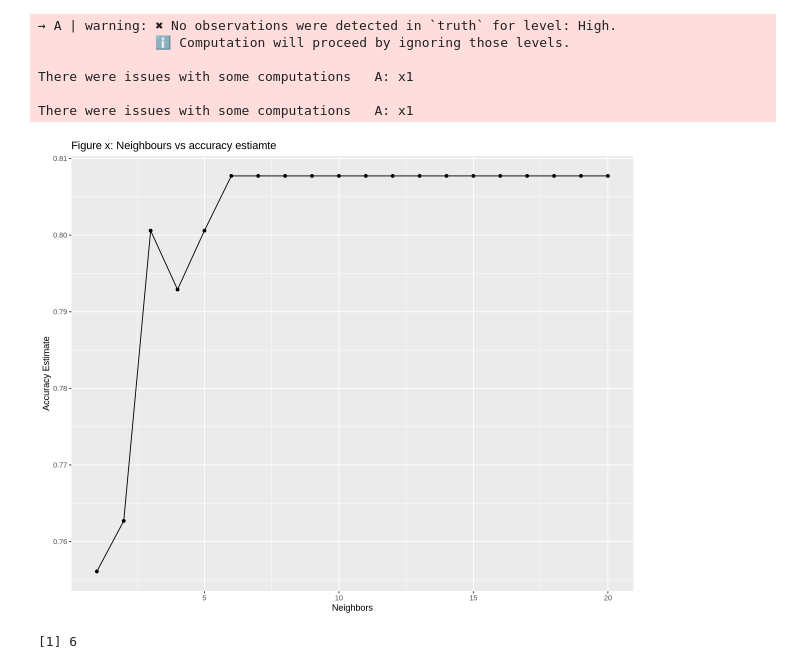
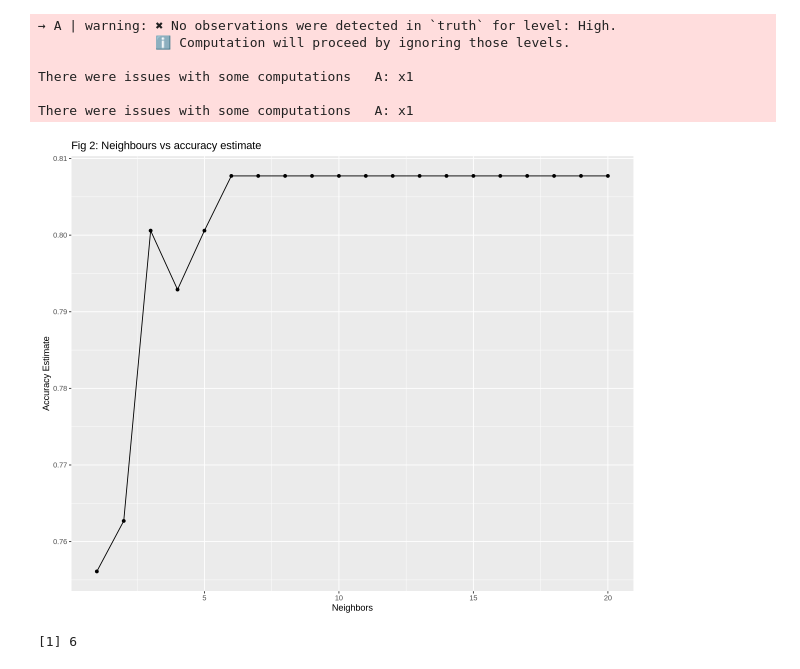
Before and after one commit to emma-chow/DSCI-Final-Project, a Jupyter notebook: Final_Project.ipynb, the cells around one changed output. Saved outputs shown, nothing was run; the diff lists cells and outputs as text; code cells hidden in the pictures.

```diff
--- a/Final_Project.ipynb
+++ b/Final_Project.ipynb
@@ -291,17 +291,17 @@ There were issues with some computations   A: x1
 # %%
 set.seed(4)
 options(repr.plot.height = 8, repr.plot.width = 10)
 k_acc <- players_fit |>
     filter(.metric == "accuracy")
 
 accuracy_vs_k <- ggplot(k_acc, aes(x = neighbors, y = mean)) +
     geom_point() +
     geom_line() +
     labs(x = "Neighbors", y = "Accuracy Estimate") +
-    ggtitle("Figure x: Neighbours vs accuracy estiamte")
+    ggtitle("Fig 2: Neighbours vs accuracy estimate")
 accuracy_vs_k
 # %% [output]
-[figure, old version]
+[figure, new version]
 # %%
 best_k <- k_acc |>
     arrange(desc(mean)) |>
```
Also changed, not shown: parts of 3 cells of this notebook.
